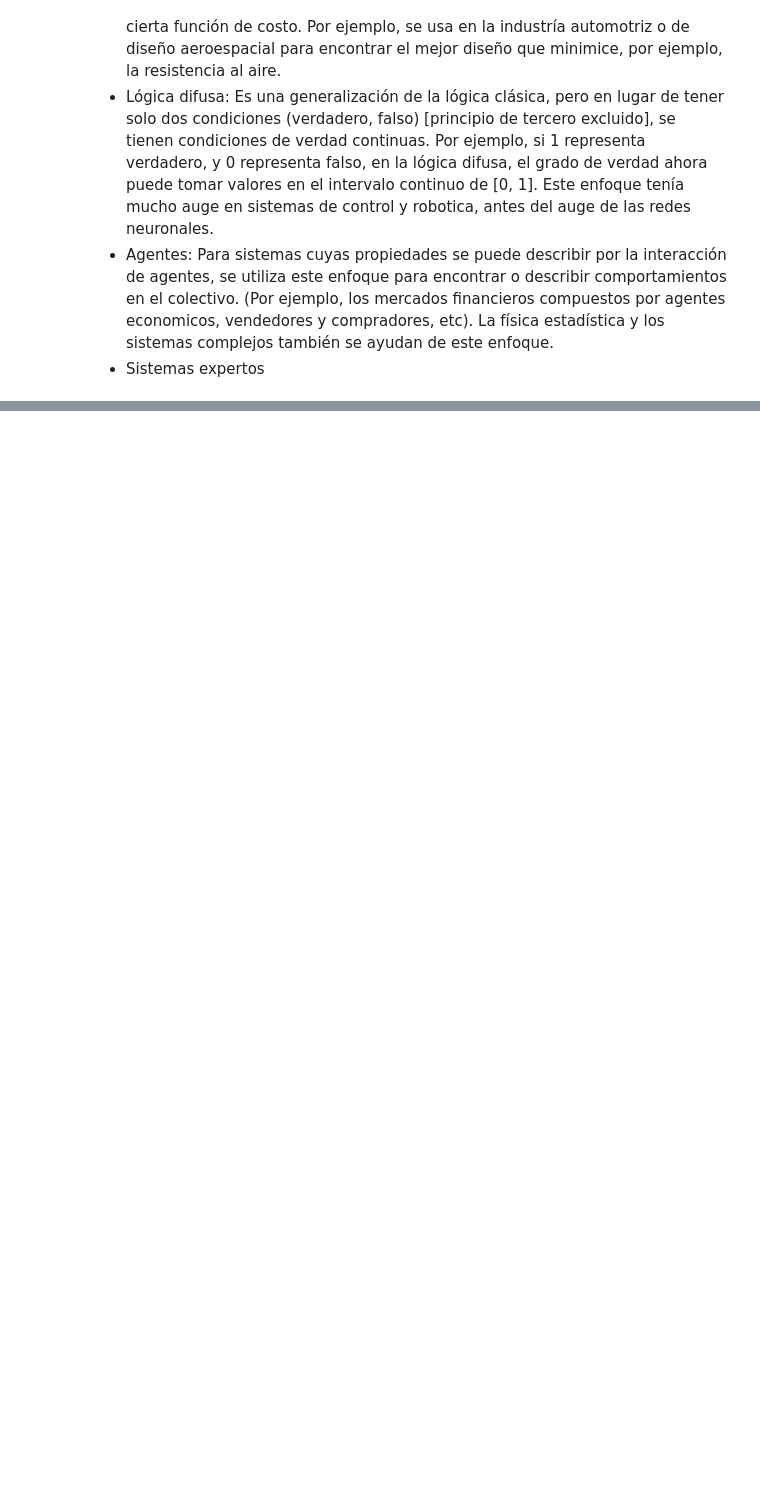
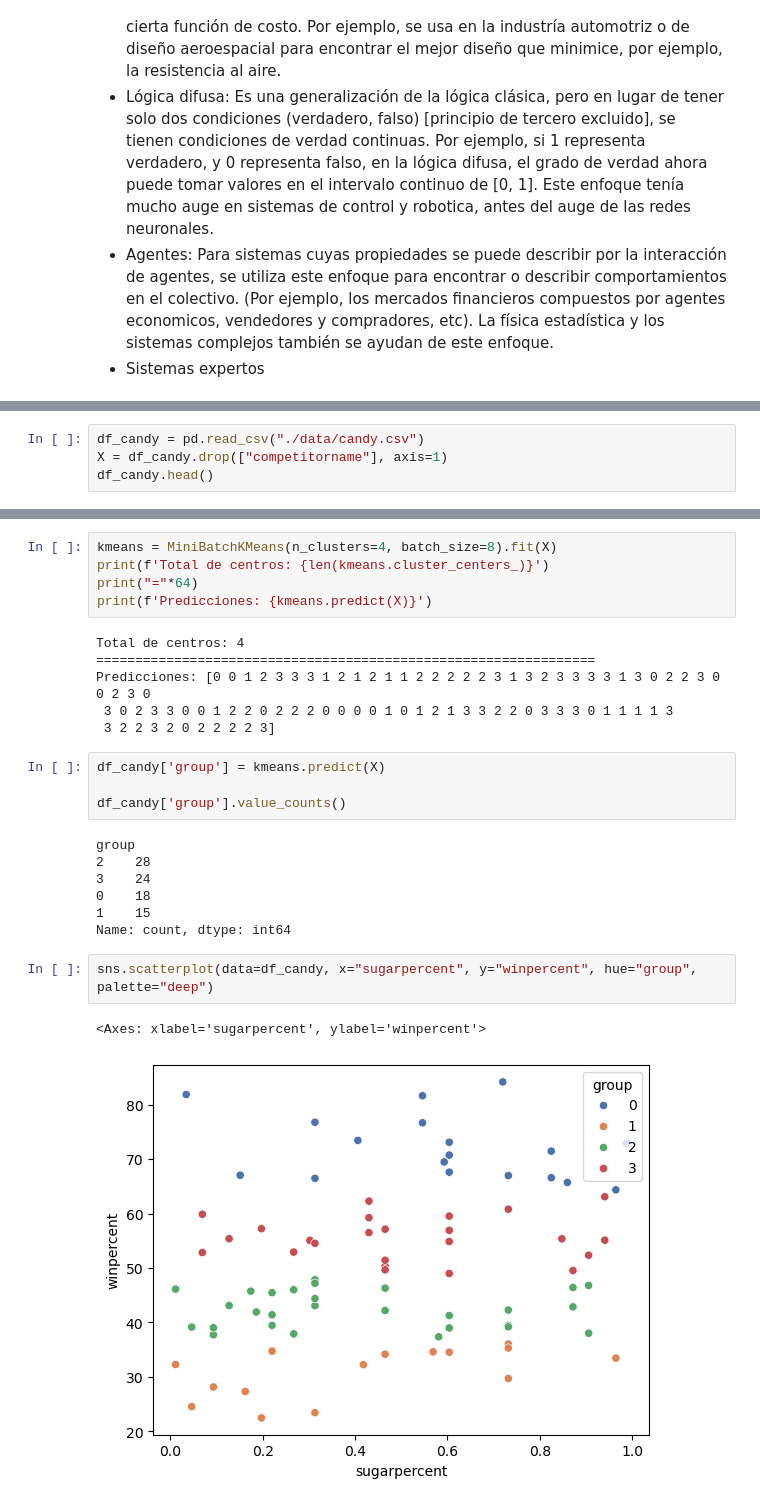
Before and after one commit to Shanic0120/Data-Scientist, a Jupyter notebook: 21. Sklearn Profesional.ipynb, the cells around one changed output, grey strips where cells are left out. Cells and saved outputs as stored; diff of their text form; blank space fills up the shorter version.

```diff
--- a/21. Sklearn Profesional.ipynb
+++ b/21. Sklearn Profesional.ipynb
@@ -35,0 +476,4 @@ Dependiendo de la naturaleza de los datos y el objetivo del modelado, se elige e
+# %%
+df_candy = pd.read_csv("./data/candy.csv")
+X = df_candy.drop(["competitorname"], axis=1)
+df_candy.head()
@@ -35,0 +487,27 @@ Dependiendo de la naturaleza de los datos y el objetivo del modelado, se elige e
+# %%
+kmeans = MiniBatchKMeans(n_clusters=4, batch_size=8).fit(X)
+print(f'Total de centros: {len(kmeans.cluster_centers_)}')
+print("="*64)
+print(f'Predicciones: {kmeans.predict(X)}')
+# %% [output]
+Total de centros: 4
+================================================================
+Predicciones: [0 0 1 2 3 3 3 1 2 1 2 1 1 2 2 2 2 2 3 1 3 2 3 3 3 3 1 3 0 2 2 3 0 0 2 3 0
+ 3 0 2 3 3 0 0 1 2 2 0 2 2 2 0 0 0 0 1 0 1 2 1 3 3 2 2 0 3 3 3 0 1 1 1 1 3
+ 3 2 2 3 2 0 2 2 2 2 3]
+# %%
+df_candy['group'] = kmeans.predict(X)
+
+df_candy['group'].value_counts()
+# %% [output]
+group
+2    28
+3    24
+0    18
+1    15
+Name: count, dtype: int64
+# %%
+sns.scatterplot(data=df_candy, x="sugarpercent", y="winpercent", hue="group", palette="deep")
+# %% [output]
+<Axes: xlabel='sugarpercent', ylabel='winpercent'>
+[figure, added]
```
Also changed, not shown: parts of 81 cells of this notebook, 8 other files.
